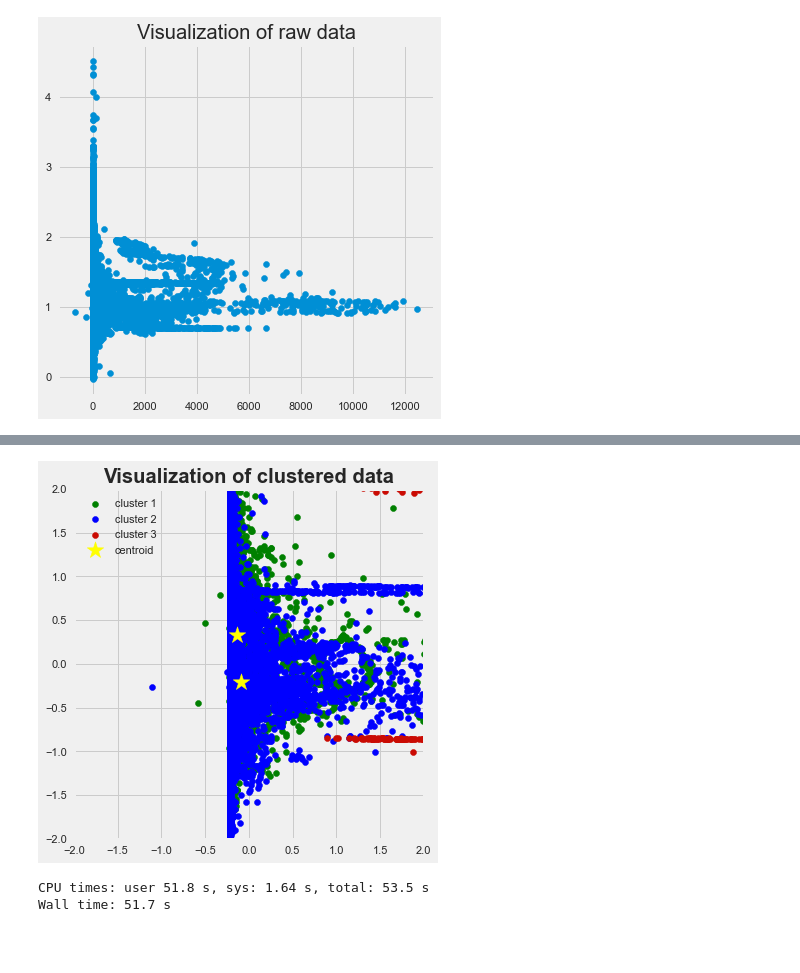
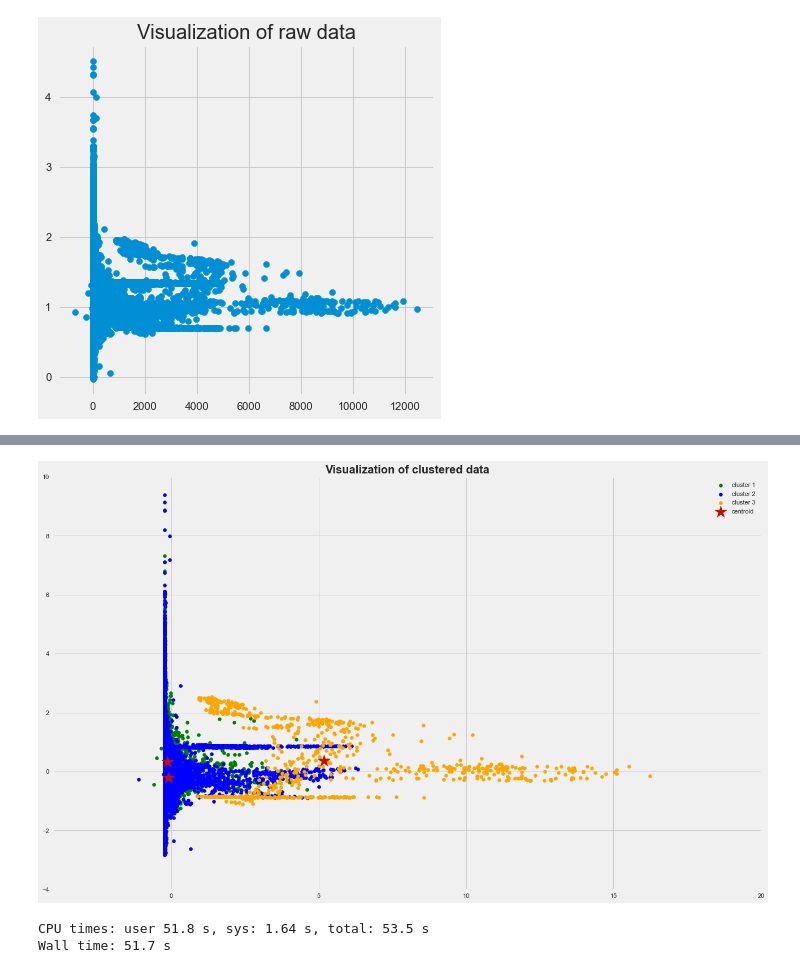
Before and after one commit to zharris1/Final_Project, a Jupyter notebook: Project_3_Master.ipynb, the cells around one changed output, grey strips where cells are left out. Cells and saved outputs as stored; diff of their text form; code cells hidden in the pictures; blank space fills up the shorter version.

Commit message:
Centroid Graph Update

```diff
--- a/Project_3_Master.ipynb
+++ b/Project_3_Master.ipynb
@@ -547,18 +547,19 @@ km.fit(X_std)
 centroids = km.cluster_centers_
 
 # Plot the clustered data
-fig, ax = plt.subplots(figsize=(6, 6))
+fig, ax = plt.subplots(figsize=(20, 20))
 plt.scatter(X_std[km.labels_ == 0, 0], X_std[km.labels_ == 0, 1],
             c='green', label='cluster 1')
 plt.scatter(X_std[km.labels_ == 1, 0], X_std[km.labels_ == 1, 1],
             c='blue', label='cluster 2')
 plt.scatter(X_std[km.labels_ == 2, 0], X_std[km.labels_ == 2, 1],
-            c='r', label='cluster 3')
-plt.scatter(centroids[:, 0], centroids[:, 1], marker='*', s=300,
-            c='yellow', label='centroid')
+            c='orange', label='cluster 3')
+
+plt.scatter(centroids[:, 0], centroids[:, 1], marker='*', s=500,
+            c='r', label='centroid')
 plt.legend()
-plt.xlim([-2, 2])
-plt.ylim([-2, 2])
+plt.xlim([-4, 20])
+plt.ylim([-4, 10])
 #plt.xlabel('')
 #plt.ylabel('')
 plt.title('Visualization of clustered data', fontweight='bold')
@@ -569,4 +570,4 @@ Wall time: 5.84 s
-[figure, old version]
+[figure, new version]
 # %%
 %%time
 n_iter = 9
```
Also changed, not shown: parts of 2 cells of this notebook.
